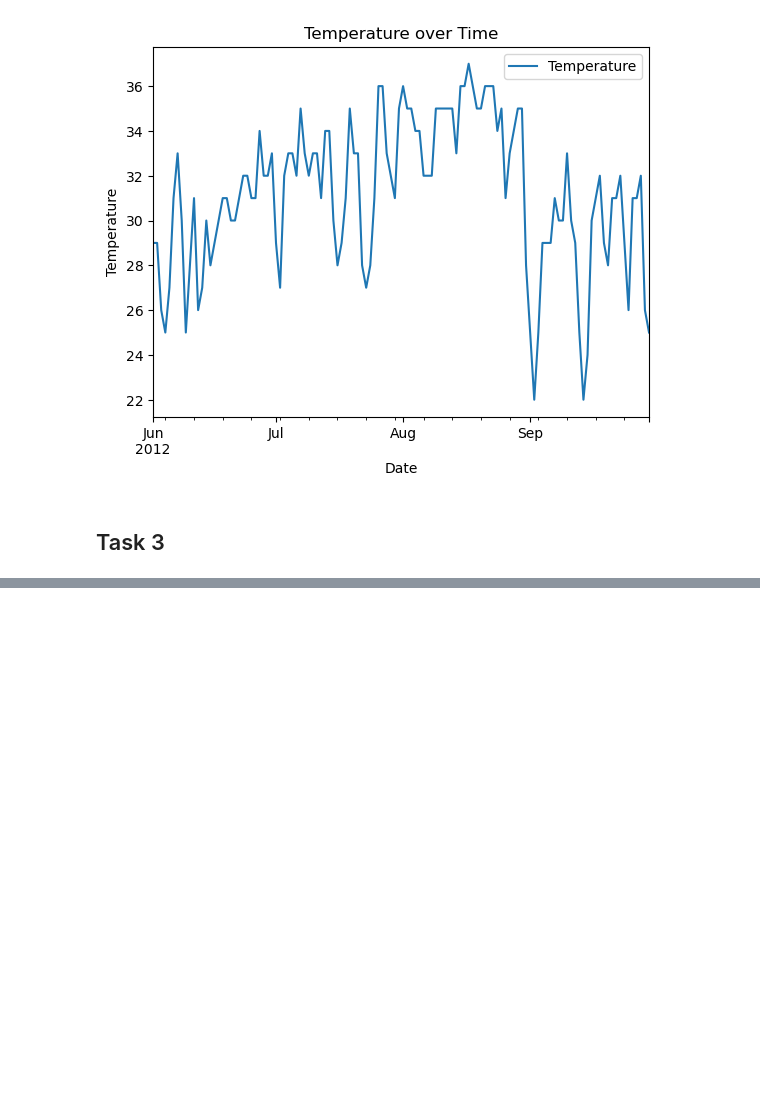
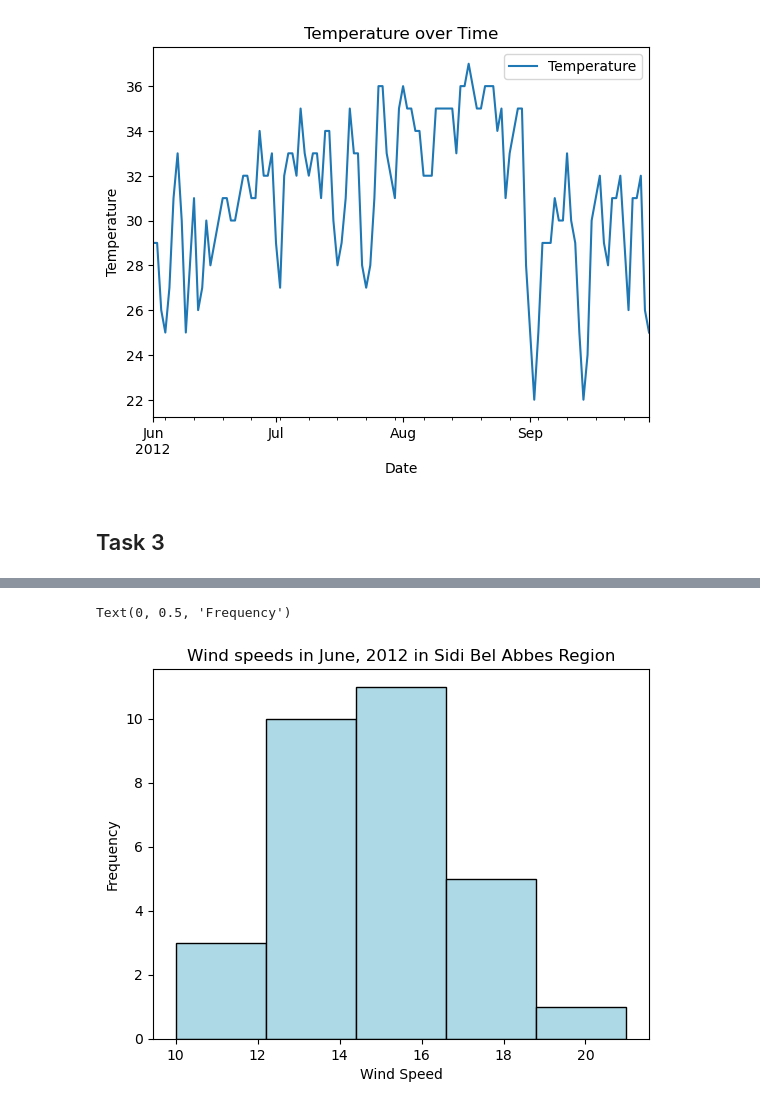
Before and after one commit to Jairik/Data-Visualization-Machine-Learning, a Jupyter notebook: Basic Datasets & Visualization/Basic_Datasets.ipynb, the cells around one changed output, grey strips where cells are left out. Saved outputs shown, nothing was run; the diff lists cells and outputs as text; code cells hidden in the pictures; blank space fills up the shorter version.

```diff
--- a/Basic Datasets & Visualization/Basic_Datasets.ipynb
+++ b/Basic Datasets & Visualization/Basic_Datasets.ipynb
@@ -101,0 +106,10 @@ Text(0, 0.5, 'Average RH')
+# %%
+s_df_june_2012 = s_df[(s_df['year'] == 2012) & (s_df['month'] == 6)]  # Detaching June 2012 from df
+wind_speeds_june_2012 = s_df_june_2012['Ws']  # Getting just the wind speeds
+plt.hist(wind_speeds_june_2012, bins=5, color='lightblue', ec='k')
+plt.title('Wind speeds in June, 2012 in Sidi Bel Abbes Region')
+plt.xlabel("Wind Speed")
+plt.ylabel("Frequency")
+# %% [output]
+Text(0, 0.5, 'Frequency')
+[figure, added]
```
Also changed, not shown: parts of 14 cells of this notebook, 1 other file.
